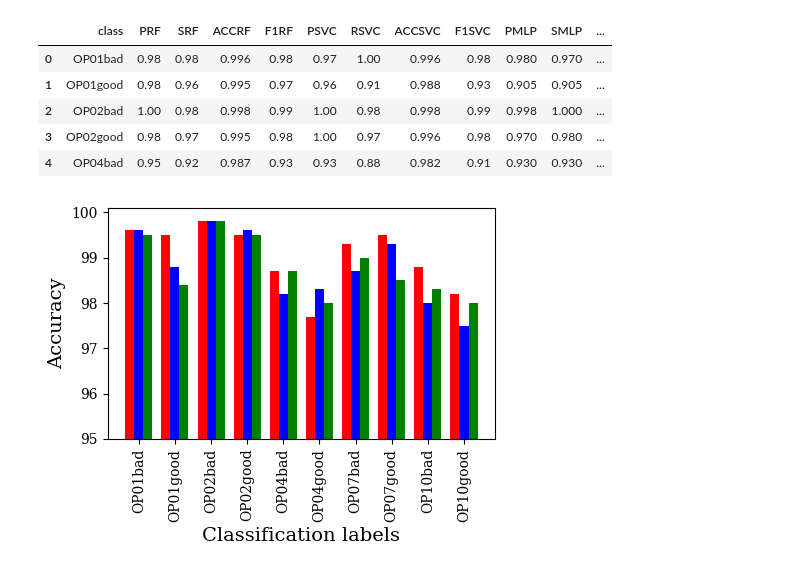
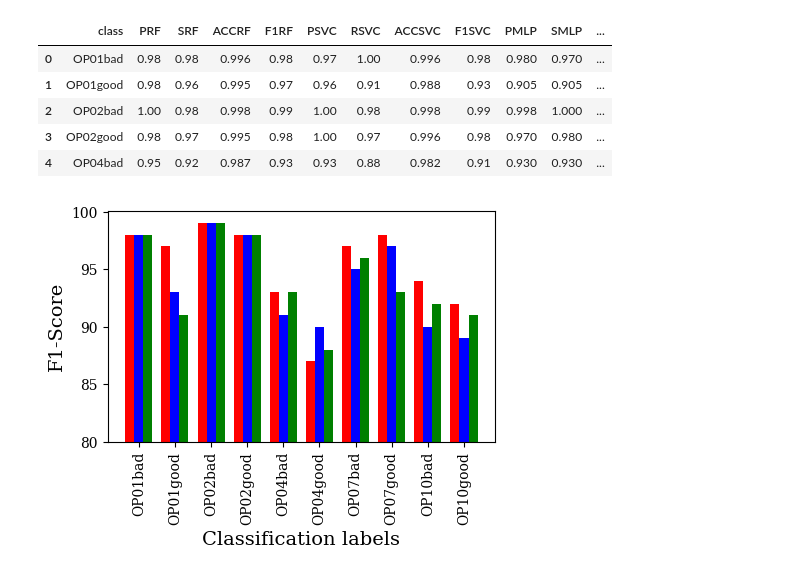
Before and after one commit to AbbasHussain72/Wavelet-featre-extraction-, a Jupyter notebook: current_wavelet_Transform_Technique.ipynb, the cells around one changed output. Drawn from its saved outputs; the diff is of its cells as text; code cells hidden in the pictures.

```diff
--- a/current_wavelet_Transform_Technique.ipynb
+++ b/current_wavelet_Transform_Technique.ipynb
@@ -1725,36 +1725,36 @@ df122.head()
 # %%
 c = df122['class']
 import matplotlib.pyplot as plt
 
 # Set the figure size
 plt.figure(figsize=(5, 3))
 
 # Set the positions of the bars
 x = np.arange(len(c))
 barwidth = 0.25
 
 plt.rc('font', family='serif ')
 
 # Plot the bar chart
-plt.bar(x - barwidth, df122['ACCRF']*100, color='red',width = barwidth, align='center', label ='RF')
-plt.bar(x, df122['ACCSVC']*100,color='blue', width = barwidth, align='center', label='SVC')
-plt.bar(x + barwidth, df122['ACCMLP']*100,color='green',width = barwidth, align='center', label='MLP')
+plt.bar(x - barwidth, df122['F1RF']*100, color='red',width = barwidth, align='center', label ='RF')
+plt.bar(x, df122['F1SVC']*100,color='blue', width = barwidth, align='center', label='SVC')
+plt.bar(x + barwidth, df122['F1MLP']*100,color='green',width = barwidth, align='center', label='MLP')
 
 # Add labels and title
 plt.xlabel('Classification labels', fontsize=14)
-plt.ylabel('Accuracy', fontsize=14)
+plt.ylabel('F1-Score', fontsize=14)
 # plt.title('PRF, PSVC, and PMLP Scores for each Class')
 
 # Add a legend
 # plt.legend(fontsize=12,loc='upper center', bbox_to_anchor=(0.5, 1), ncol=3, frameon=False)
 
 # Rotate the x-axis labels for better readability
 plt.xticks(x, c, rotation=90)
 
 #set limit
-plt.ylim(95,100.1)
+plt.ylim(80,100.1)
 
 # Show the plot
 plt.show()
 # %% [output]
-[figure, old version]
+[figure, new version]
```
